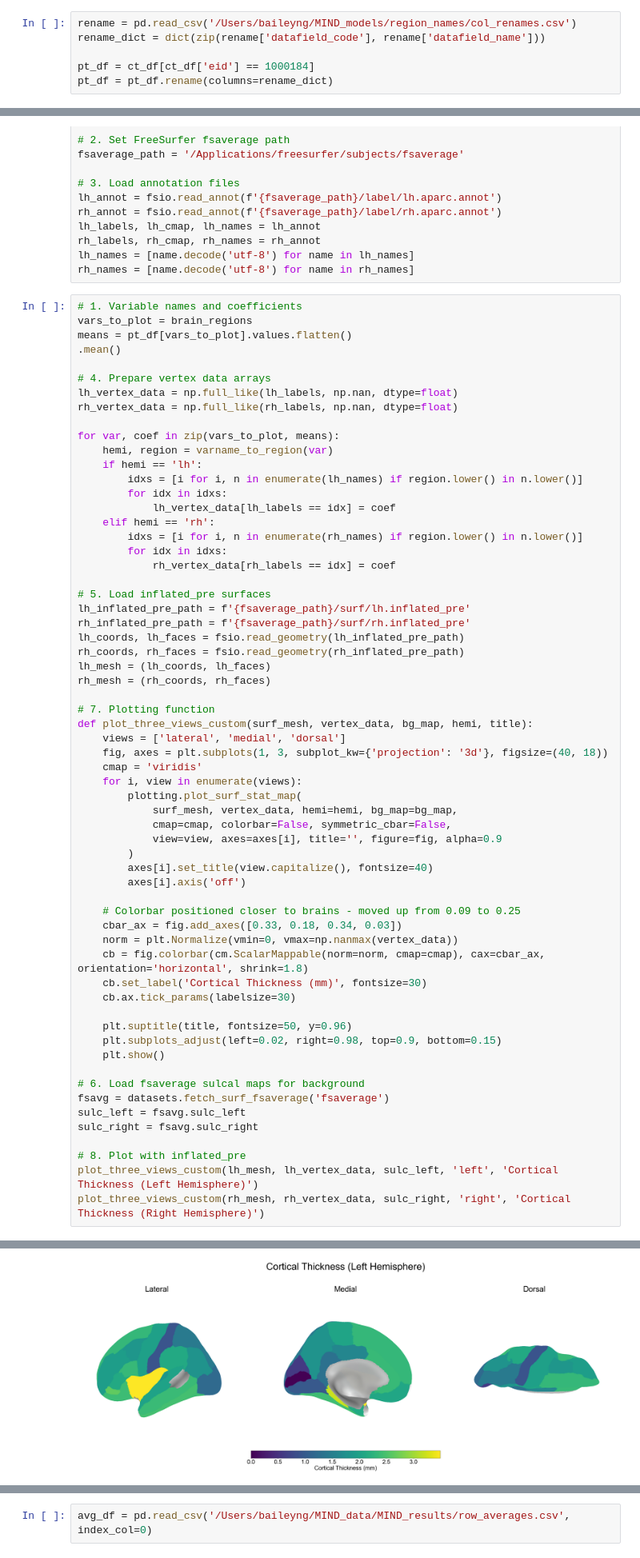
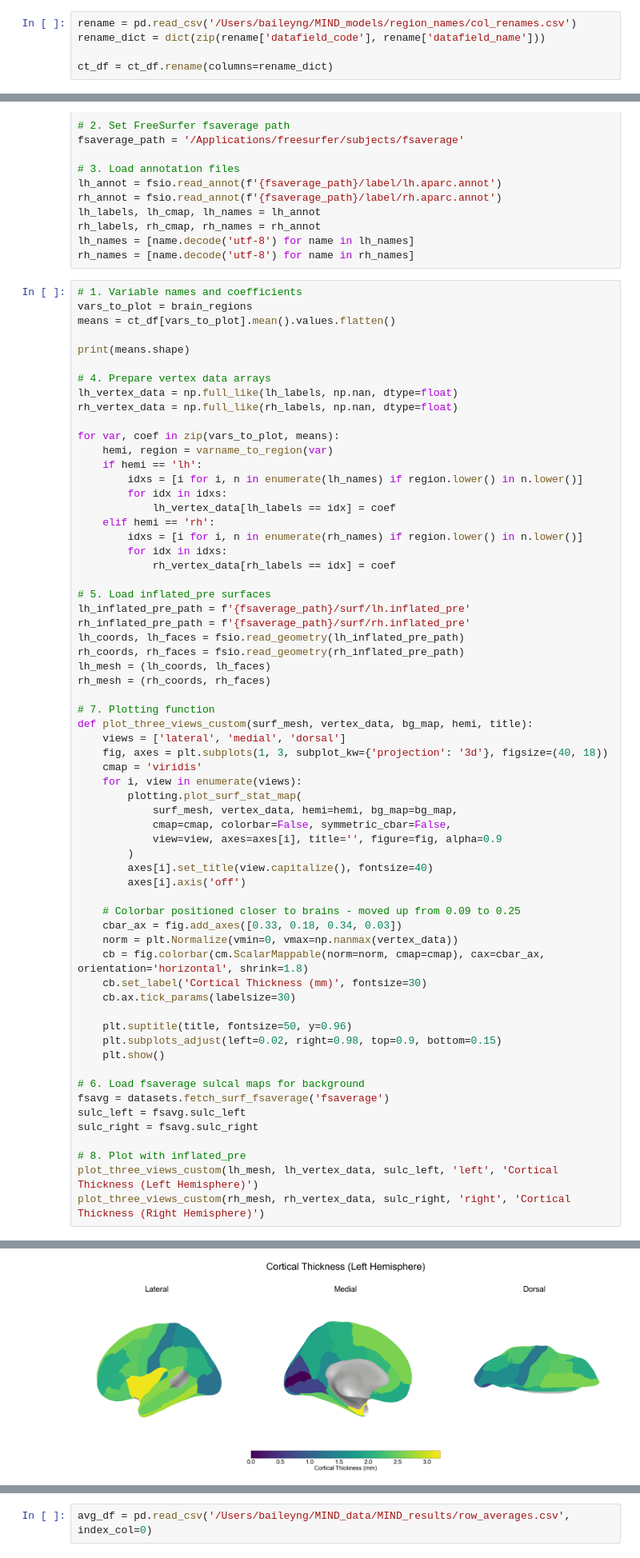
Before and after one commit to bailey168/MIND_models, a Jupyter notebook: visualize_data.ipynb, the cells around one changed output, grey strips where cells are left out. Shown at 80% size. Drawn from its saved outputs; the diff is of its cells as text.

```diff
--- a/visualize_data.ipynb
+++ b/visualize_data.ipynb
@@ -152,8 +152,7 @@ ct_df = pd.read_csv('/Users/baileyng/MIND_data/ukb_cog/ukb_master_allcols_no_out
 rename = pd.read_csv('/Users/baileyng/MIND_models/region_names/col_renames.csv')
 rename_dict = dict(zip(rename['datafield_code'], rename['datafield_name']))
 
-pt_df = ct_df[ct_df['eid'] == 1000184]
-pt_df = pt_df.rename(columns=rename_dict)
+ct_df = ct_df.rename(columns=rename_dict)
 # %%
 with open('/Users/baileyng/MIND_models/region_names/CT_regions.txt', 'r') as f:
     brain_regions = [line.strip() for line in f.readlines()]
@@ -180,8 +179,9 @@ rh_names = [name.decode('utf-8') for name in rh_names]
 # %%
 # 1. Variable names and coefficients
 vars_to_plot = brain_regions
-means = pt_df[vars_to_plot].values.flatten()
-.mean()
+means = ct_df[vars_to_plot].mean().values.flatten()
+
+print(means.shape)
 
 # 4. Prepare vertex data arrays
 lh_vertex_data = np.full_like(lh_labels, np.nan, dtype=float)
@@ -243 +244 @@ plot_three_views_custom(rh_mesh, rh_vertex_data, sulc_right, 'right', 'Cortical
-[figure, old version]
+[figure, new version]
```
Also changed, not shown: parts of 4 cells of this notebook, 4 other files.
